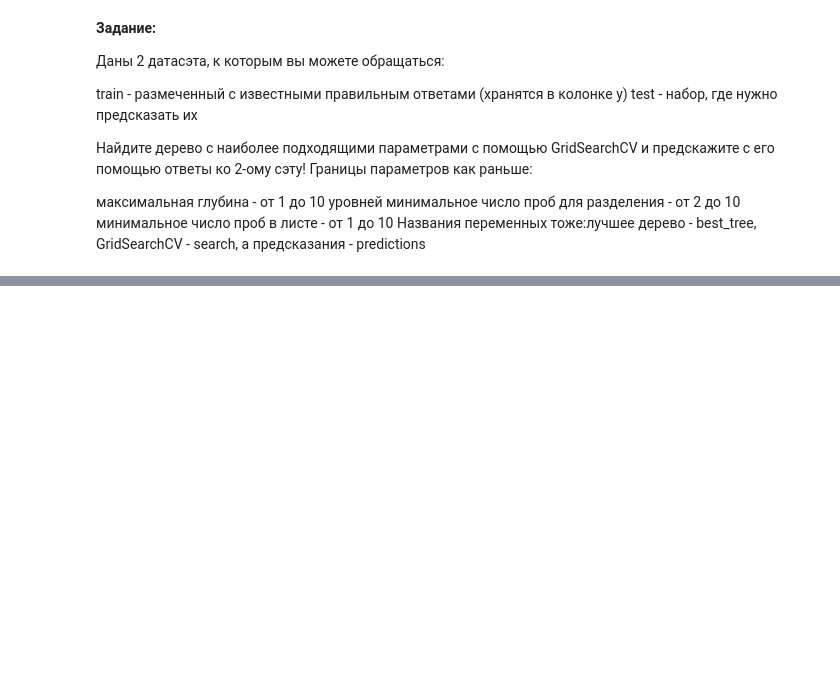
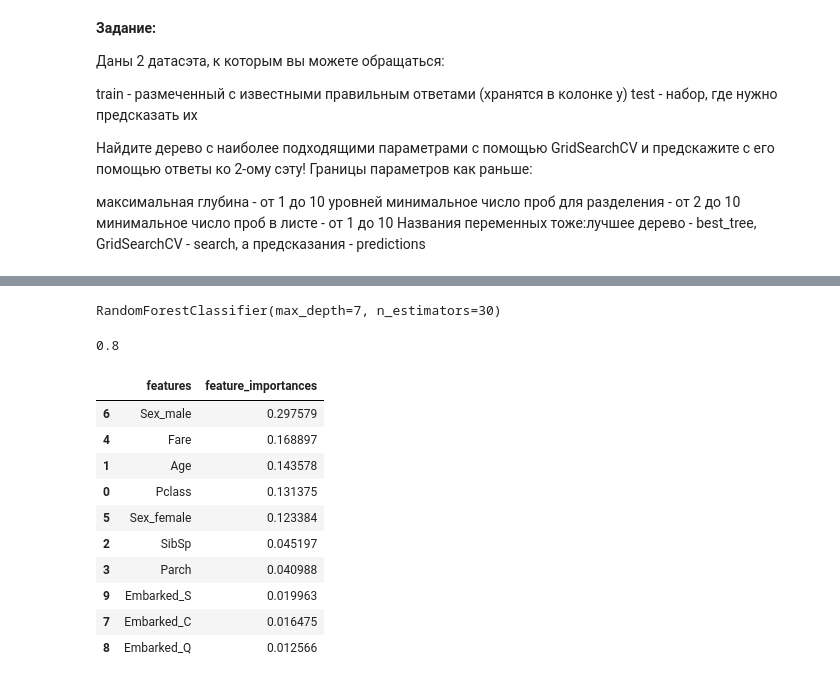
Before and after one commit to AndrewSalygin/ML_practice, a Jupyter notebook: ML.ipynb, the cells around one changed output, grey strips where cells are left out. Saved outputs shown, nothing was run; the diff lists cells and outputs as text; code cells hidden in the pictures; blank space fills up the shorter version.

```diff
--- a/ML.ipynb
+++ b/ML.ipynb
@@ -2183,0 +2496,4 @@ best_tree.predict(test)
+# %%
+rf = GridSearchCV(clf_rf, parametrs, cv=5)
+# %%
+rf.fit(X_train, y_train)
@@ -2183,0 +2520,27 @@ best_tree.predict(test)
+# %%
+best_clf = grid_search_cv_clf.best_estimator_
+best_clf
+# %% [output]
+RandomForestClassifier(max_depth=7, n_estimators=30)
+# %%
+best_clf.score(X_test, y_test)
+# %% [output]
+0.8
+# %%
+feature_importances = best_clf.feature_importances_
+# %%
+feature_importances_df = pd.DataFrame({'features': list(X_train),
+                                       'feature_importances': feature_importances})
+feature_importances_df.sort_values('feature_importances', ascending=False)
+# %% [output]
+|  | features | feature_importances |
+| 6 | Sex_male | 0.297579 |
+| 4 | Fare | 0.168897 |
+| 1 | Age | 0.143578 |
+| 0 | Pclass | 0.131375 |
+| 5 | Sex_female | 0.123384 |
+| 2 | SibSp | 0.045197 |
+| 3 | Parch | 0.040988 |
+| 9 | Embarked_S | 0.019963 |
+| 7 | Embarked_C | 0.016475 |
+| 8 | Embarked_Q | 0.012566 |
```
Also changed, not shown: parts of 36 cells of this notebook, 2 other files.
